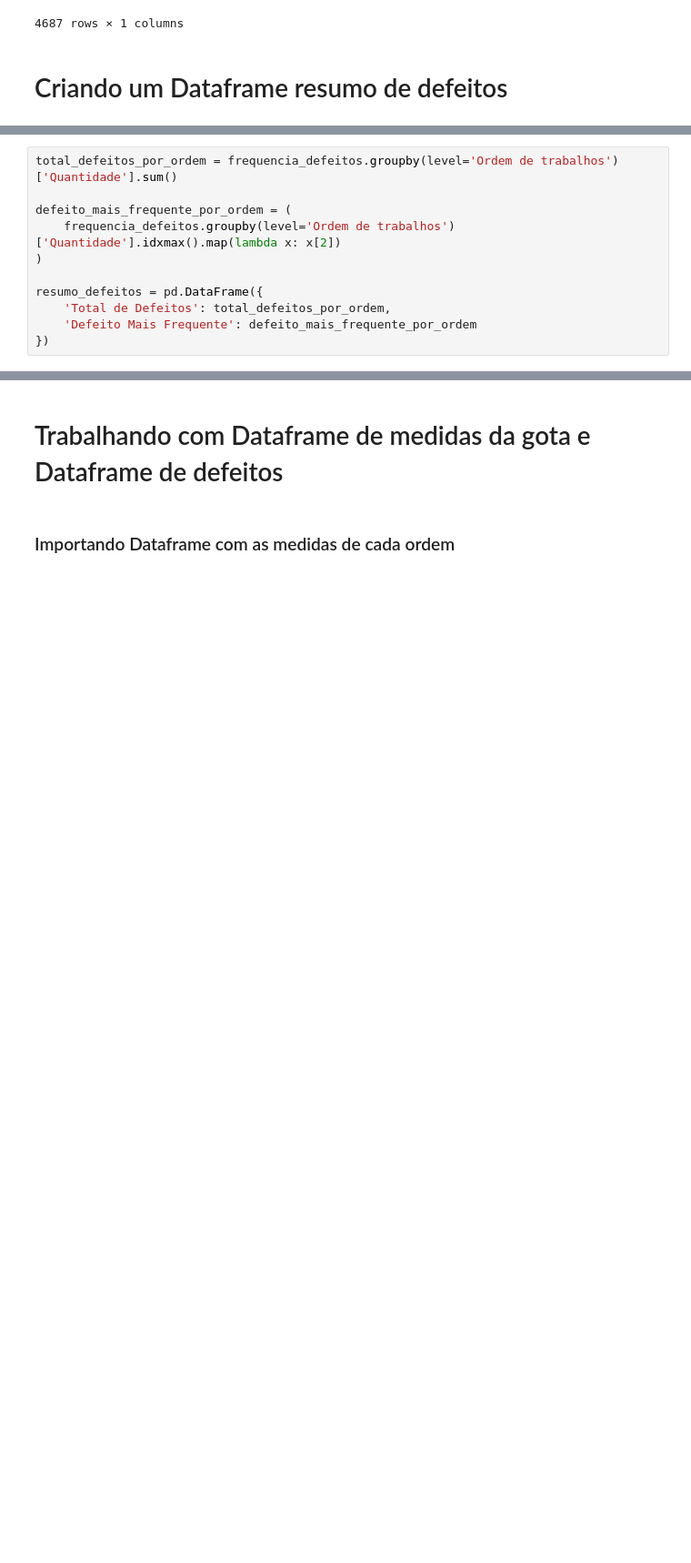
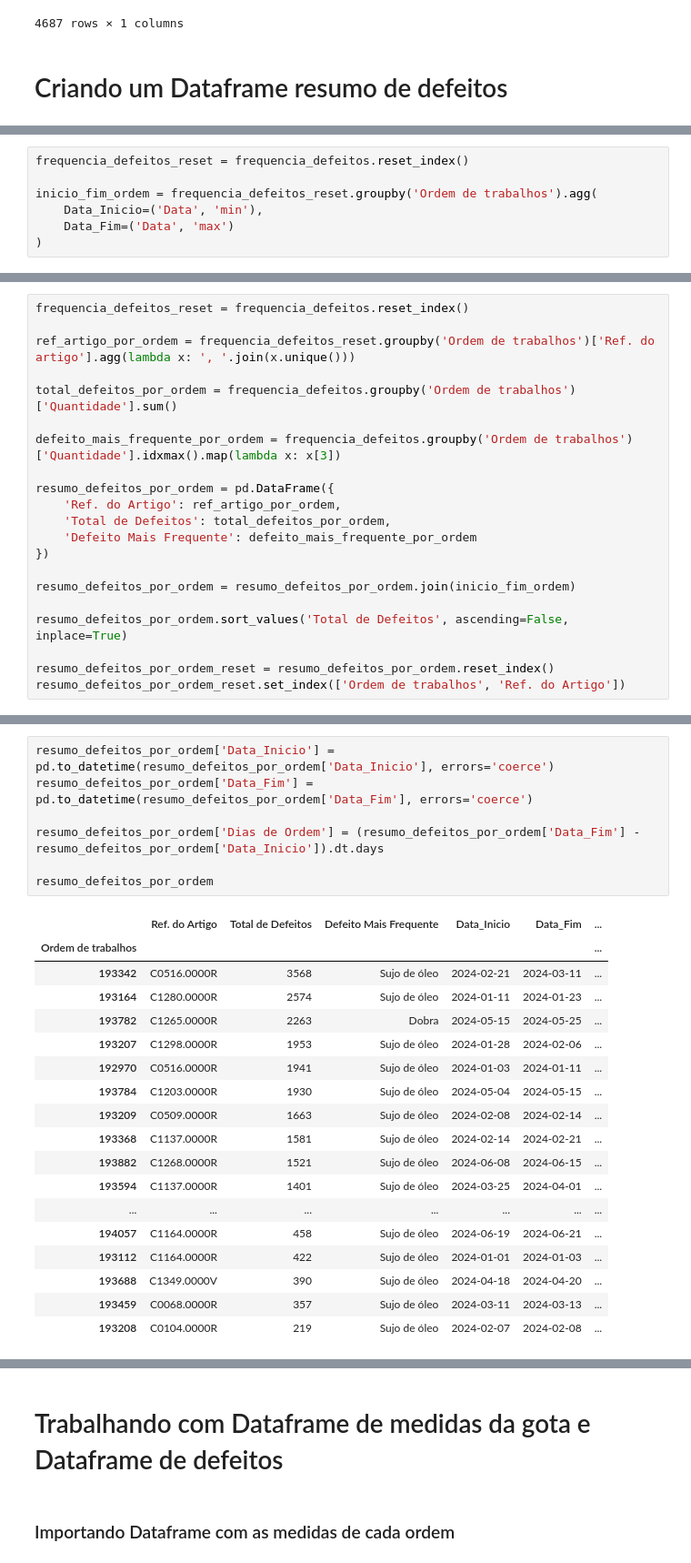
Before and after one commit to lucasz-g/Analise-Gotas, a Jupyter notebook: analises/analise_defeitos.ipynb, the cells around one changed output, grey strips where cells are left out. Shown: that part at 91% size. Cells and saved outputs as stored; diff of their text form; blank space fills up the shorter version.

```diff
--- a/analises/analise_defeitos.ipynb
+++ b/analises/analise_defeitos.ipynb
@@ -72,0 +122,7 @@ frequencia_defeitos
+# %%
+frequencia_defeitos_reset = frequencia_defeitos.reset_index()
+
+inicio_fim_ordem = frequencia_defeitos_reset.groupby('Ordem de trabalhos').agg(
+    Data_Inicio=('Data', 'min'),
+    Data_Fim=('Data', 'max')
+)
@@ -73,11 +131,21 @@ frequencia_defeitos
 # %%
-total_defeitos_por_ordem = frequencia_defeitos.groupby(level='Ordem de trabalhos')['Quantidade'].sum()
+frequencia_defeitos_reset = frequencia_defeitos.reset_index()
 
-defeito_mais_frequente_por_ordem = (
-    frequencia_defeitos.groupby(level='Ordem de trabalhos')['Quantidade'].idxmax().map(lambda x: x[2])
-)
+ref_artigo_por_ordem = frequencia_defeitos_reset.groupby('Ordem de trabalhos')['Ref. do artigo'].agg(lambda x: ', '.join(x.unique()))
 
-resumo_defeitos = pd.DataFrame({
+total_defeitos_por_ordem = frequencia_defeitos.groupby('Ordem de trabalhos')['Quantidade'].sum()
+
+defeito_mais_frequente_por_ordem = frequencia_defeitos.groupby('Ordem de trabalhos')['Quantidade'].idxmax().map(lambda x: x[3])
+
+resumo_defeitos_por_ordem = pd.DataFrame({
+    'Ref. do Artigo': ref_artigo_por_ordem,
     'Total de Defeitos': total_defeitos_por_ordem,
     'Defeito Mais Frequente': defeito_mais_frequente_por_ordem
 })
+
+resumo_defeitos_por_ordem = resumo_defeitos_por_ordem.join(inicio_fim_ordem)
+
+resumo_defeitos_por_ordem.sort_values('Total de Defeitos', ascending=False, inplace=True)
+
+resumo_defeitos_por_ordem_reset = resumo_defeitos_por_ordem.reset_index()
+resumo_defeitos_por_ordem_reset.set_index(['Ordem de trabalhos', 'Ref. do Artigo'])
@@ -83,0 +173,26 @@ resumo_defeitos = pd.DataFrame({
+# %%
+resumo_defeitos_por_ordem['Data_Inicio'] = pd.to_datetime(resumo_defeitos_por_ordem['Data_Inicio'], errors='coerce')
+resumo_defeitos_por_ordem['Data_Fim'] = pd.to_datetime(resumo_defeitos_por_ordem['Data_Fim'], errors='coerce')
+
+resumo_defeitos_por_ordem['Dias de Ordem'] = (resumo_defeitos_por_ordem['Data_Fim'] - resumo_defeitos_por_ordem['Data_Inicio']).dt.days
+
+resumo_defeitos_por_ordem
+# %% [output]
+|  | Ref. do Artigo | Total de Defeitos | Defeito Mais Frequente | Data_Inicio | Data_Fim | ... |
+| Ordem de trabalhos |  |  |  |  |  | ... |
+| 193342 | C0516.0000R | 3568 | Sujo de óleo | 2024-02-21 | 2024-03-11 | ... |
+| 193164 | C1280.0000R | 2574 | Sujo de óleo | 2024-01-11 | 2024-01-23 | ... |
+| 193782 | C1265.0000R | 2263 | Dobra | 2024-05-15 | 2024-05-25 | ... |
+| 193207 | C1298.0000R | 1953 | Sujo de óleo | 2024-01-28 | 2024-02-06 | ... |
+| 192970 | C0516.0000R | 1941 | Sujo de óleo | 2024-01-03 | 2024-01-11 | ... |
+| 193784 | C1203.0000R | 1930 | Sujo de óleo | 2024-05-04 | 2024-05-15 | ... |
+| 193209 | C0509.0000R | 1663 | Sujo de óleo | 2024-02-08 | 2024-02-14 | ... |
+| 193368 | C1137.0000R | 1581 | Sujo de óleo | 2024-02-14 | 2024-02-21 | ... |
+| 193882 | C1268.0000R | 1521 | Sujo de óleo | 2024-06-08 | 2024-06-15 | ... |
+| 193594 | C1137.0000R | 1401 | Sujo de óleo | 2024-03-25 | 2024-04-01 | ... |
+| ... | ... | ... | ... | ... | ... | ... |
+| 194057 | C1164.0000R | 458 | Sujo de óleo | 2024-06-19 | 2024-06-21 | ... |
+| 193112 | C1164.0000R | 422 | Sujo de óleo | 2024-01-01 | 2024-01-03 | ... |
+| 193688 | C1349.0000V | 390 | Sujo de óleo | 2024-04-18 | 2024-04-20 | ... |
+| 193459 | C0068.0000R | 357 | Sujo de óleo | 2024-03-11 | 2024-03-13 | ... |
+| 193208 | C0104.0000R | 219 | Sujo de óleo | 2024-02-07 | 2024-02-08 | ... |
```
Also changed, not shown: parts of 21 cells of this notebook, 2 other files.
